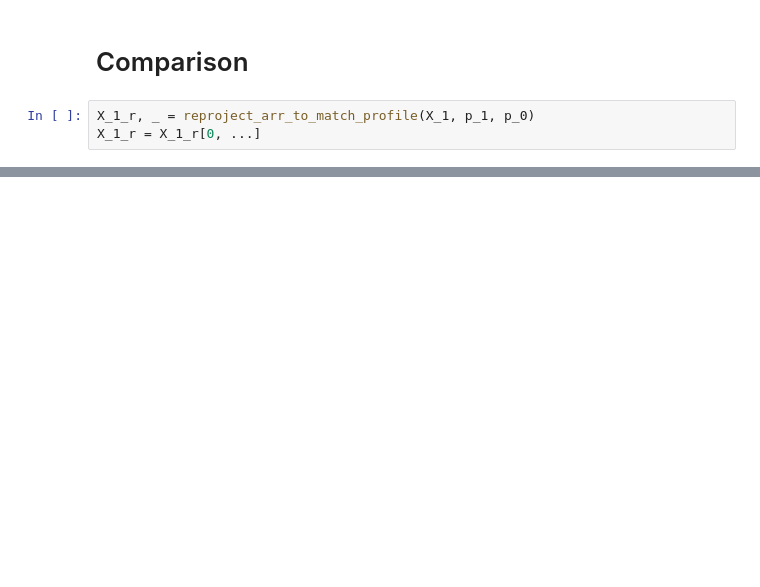
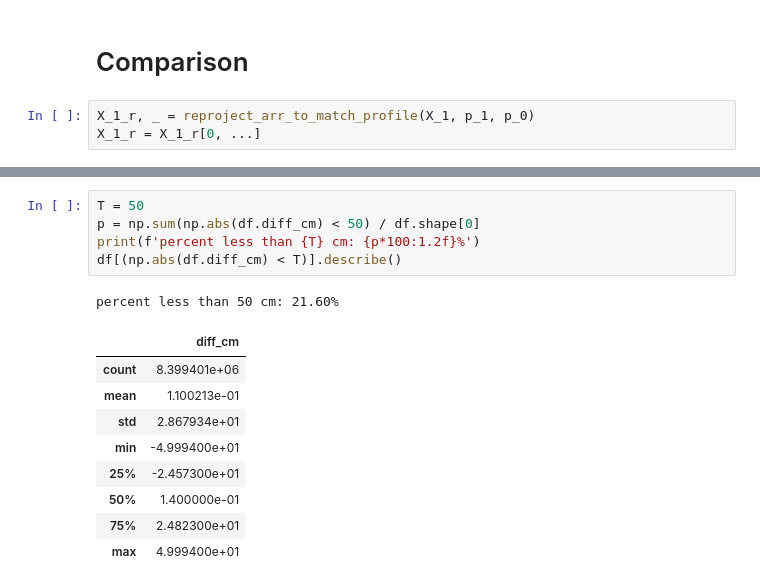
Before and after one commit to ACCESS-Cloud-Based-InSAR/dem-stitcher, a Jupyter notebook: notebooks/Demo.ipynb, the cells around one changed output, grey strips where cells are left out. Drawn from its saved outputs; the diff is of its cells as text; blank space fills up the shorter version.

```diff
--- a/notebooks/Demo.ipynb
+++ b/notebooks/Demo.ipynb
@@ -125,3 +125,19 @@ DescribeResult(nobs=21593342, minmax=(-90.87671, 149.60596), mean=0.8379711, var
+# %%
+T = 50
+p = np.sum(np.abs(df.diff_cm) < 50) / df.shape[0]
+print(f'percent less than {T} cm: {p*100:1.2f}%')
+df[(np.abs(df.diff_cm) < T)].describe()
+# %% [output]
+percent less than 50 cm: 21.60%
+|  | diff_cm |
+| count | 8.399401e+06 |
+| mean | 1.100213e-01 |
+| std | 2.867934e+01 |
+| min | -4.999400e+01 |
+| 25% | -2.457300e+01 |
+| 50% | 1.400000e-01 |
+| 75% | 2.482300e+01 |
+| max | 4.999400e+01 |
 # %%
 fig, ax = plt.subplots(dpi=150)
 im = ax.imshow(diff, vmin=-10, vmax=10)
```
Also changed, not shown: parts of 15 cells of this notebook, 18 other files.
